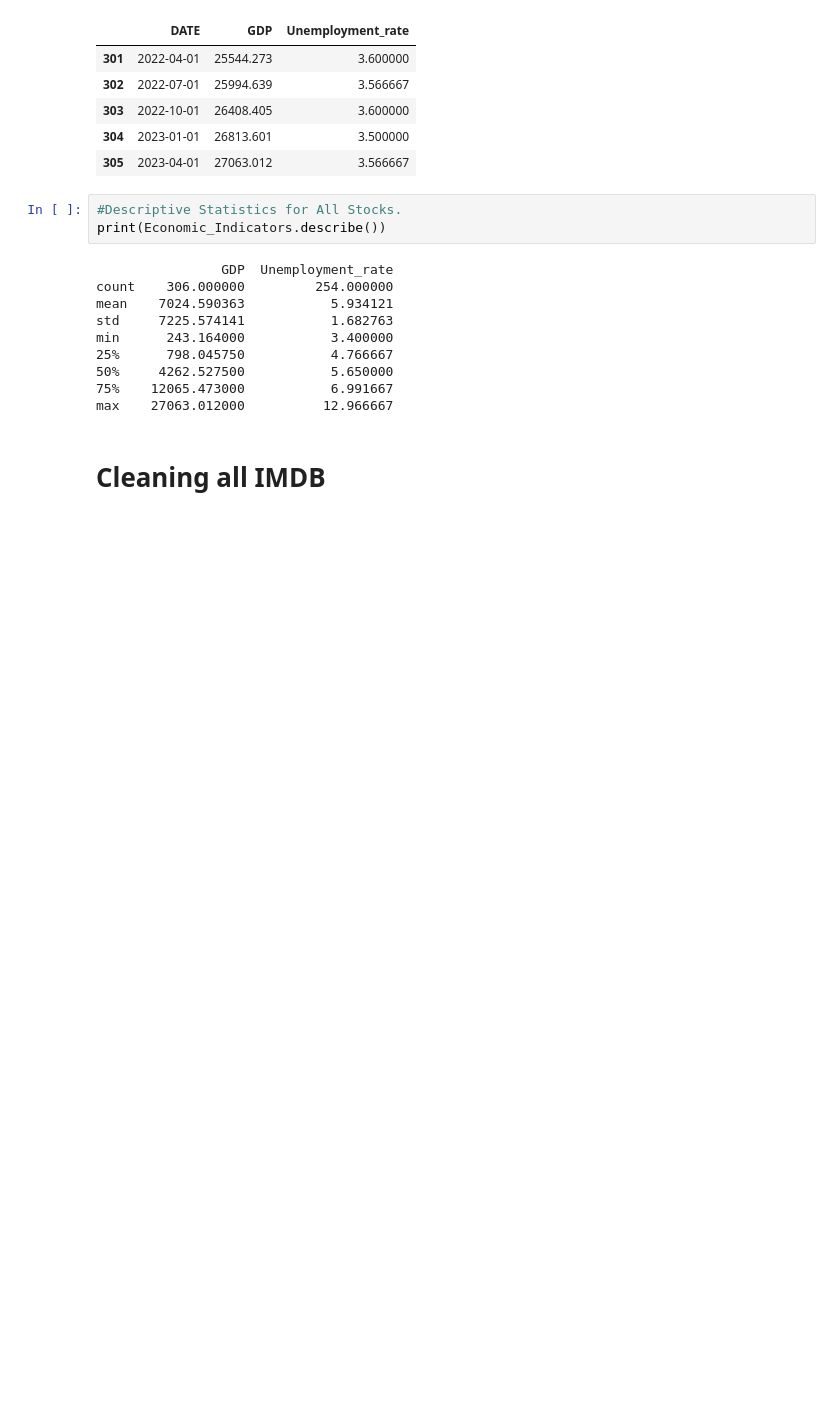
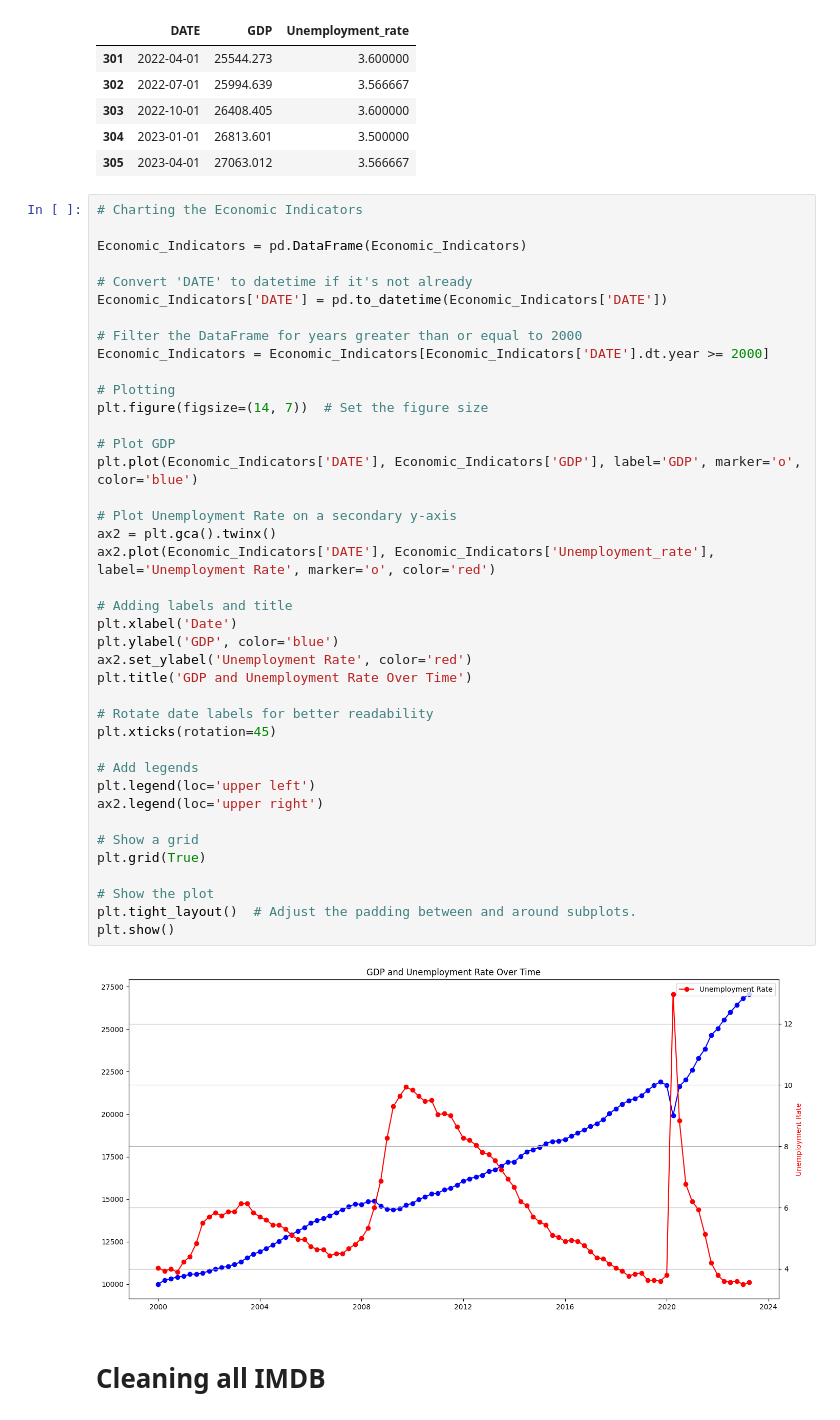
Before and after one commit to shreyashguptas/IMDbRatings-StockImpact, a Jupyter notebook: Project_dataset.ipynb, the cells around one changed output. Drawn from its saved outputs; the diff is of its cells as text; blank space fills up the shorter version.

```diff
--- a/Project_dataset.ipynb
+++ b/Project_dataset.ipynb
@@ -376,19 +320,48 @@ Economic_Indicators.tail()
 | 303 | 2022-10-01 | 26408.405 | 3.600000 |
 | 304 | 2023-01-01 | 26813.601 | 3.500000 |
 | 305 | 2023-04-01 | 27063.012 | 3.566667 |
-# %%
-#Descriptive Statistics for All Stocks.
-print(Economic_Indicators.describe())
-# %% [output]
-                GDP  Unemployment_rate
-count    306.000000         254.000000
-mean    7024.590363           5.934121
-std     7225.574141           1.682763
-min      243.164000           3.400000
-25%      798.045750           4.766667
-50%     4262.527500           5.650000
-75%    12065.473000           6.991667
-max    27063.012000          12.966667
+# %%
+# Charting the Economic Indicators
+
+Economic_Indicators = pd.DataFrame(Economic_Indicators)
+
+# Convert 'DATE' to datetime if it's not already
+Economic_Indicators['DATE'] = pd.to_datetime(Economic_Indicators['DATE'])
+
+# Filter the DataFrame for years greater than or equal to 2000
+Economic_Indicators = Economic_Indicators[Economic_Indicators['DATE'].dt.year >= 2000]
+
+# Plotting
+plt.figure(figsize=(14, 7))  # Set the figure size
+
+# Plot GDP
+plt.plot(Economic_Indicators['DATE'], Economic_Indicators['GDP'], label='GDP', marker='o', color='blue')
+
+# Plot Unemployment Rate on a secondary y-axis
+ax2 = plt.gca().twinx()
+ax2.plot(Economic_Indicators['DATE'], Economic_Indicators['Unemployment_rate'], label='Unemployment Rate', marker='o', color='red')
+
+# Adding labels and title
+plt.xlabel('Date')
+plt.ylabel('GDP', color='blue')
+ax2.set_ylabel('Unemployment Rate', color='red')
+plt.title('GDP and Unemployment Rate Over Time')
+
+# Rotate date labels for better readability
+plt.xticks(rotation=45)
+
+# Add legends
+plt.legend(loc='upper left')
+ax2.legend(loc='upper right')
+
+# Show a grid
+plt.grid(True)
+
+# Show the plot
+plt.tight_layout()  # Adjust the padding between and around subplots.
+plt.show()
+# %% [output]
+[figure, added]
 # %% [markdown]
 # Cleaning all IMDB
 # %% [markdown]
```
Also changed, not shown: parts of 16 cells of this notebook.
